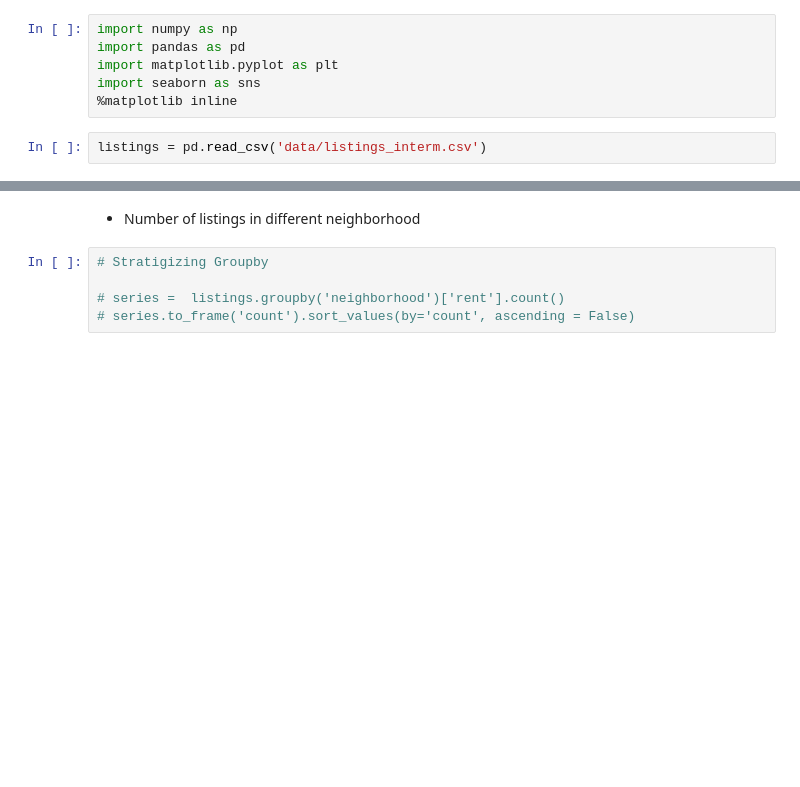
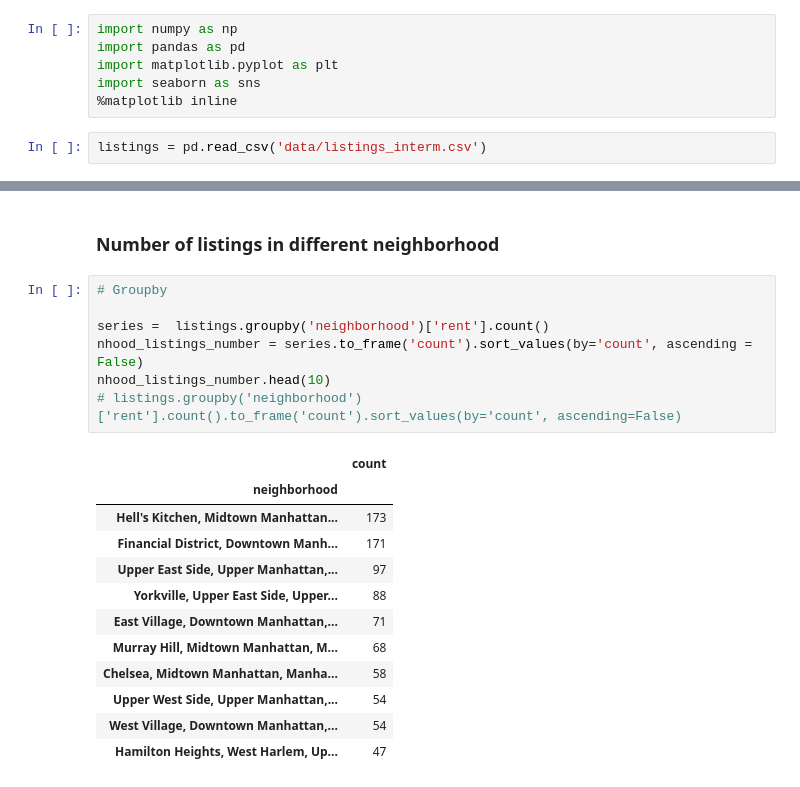
Before and after one commit to DoctorDatah/Apartments-Listings-NYC-Analysis-and-Modeling, a Jupyter notebook: 3-Exploratory-Data-Analysis.ipynb, the cells around one changed output, grey strips where cells are left out. Drawn from its saved outputs; the diff is of its cells as text; blank space fills up the shorter version.

```diff
--- a/3-Exploratory-Data-Analysis.ipynb
+++ b/3-Exploratory-Data-Analysis.ipynb
@@ -50,7 +51,22 @@ plt.subplots_adjust(right=1, top = 1.2)
 # %% [markdown]
-- Number of listings in different neighborhood
+### Number of listings in different neighborhood
 # %%
-# Stratigizing Groupby
+# Groupby
 
-# series =  listings.groupby('neighborhood')['rent'].count()
-# series.to_frame('count').sort_values(by='count', ascending = False)
+series =  listings.groupby('neighborhood')['rent'].count()
+nhood_listings_number = series.to_frame('count').sort_values(by='count', ascending = False)
+nhood_listings_number.head(10)
+# listings.groupby('neighborhood')['rent'].count().to_frame('count').sort_values(by='count', ascending=False)
+# %% [output]
+|  | count |
+| neighborhood |  |
+| Hell's Kitchen, Midtown Manhattan... | 173 |
+| Financial District, Downtown Manh... | 171 |
+| Upper East Side, Upper Manhattan,... | 97 |
+| Yorkville, Upper East Side, Upper... | 88 |
+| East Village, Downtown Manhattan,... | 71 |
+| Murray Hill, Midtown Manhattan, M... | 68 |
+| Chelsea, Midtown Manhattan, Manha... | 58 |
+| Upper West Side, Upper Manhattan,... | 54 |
+| West Village, Downtown Manhattan,... | 54 |
+| Hamilton Heights, West Harlem, Up... | 47 |
```
Also changed, not shown: parts of 17 cells of this notebook.
